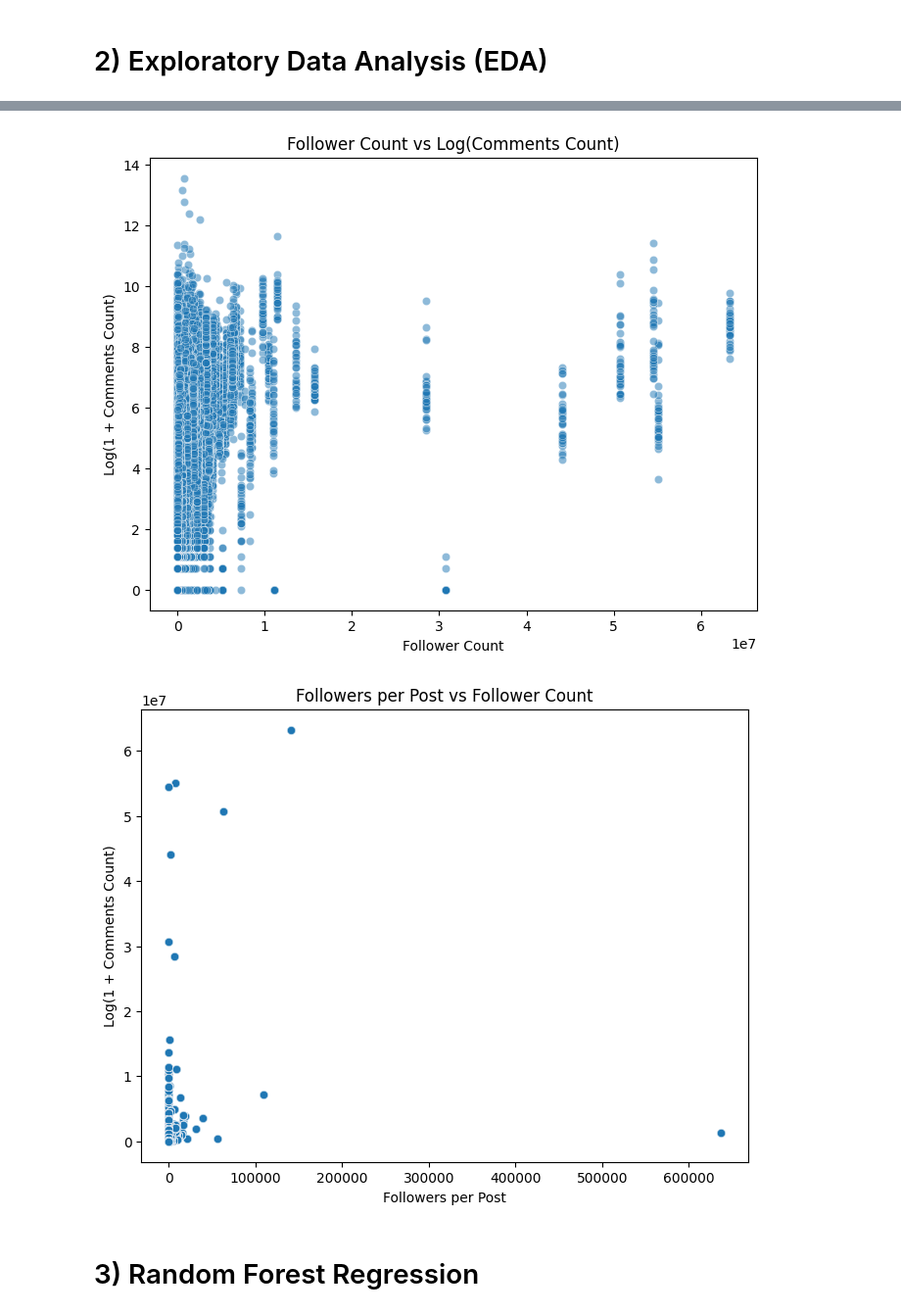
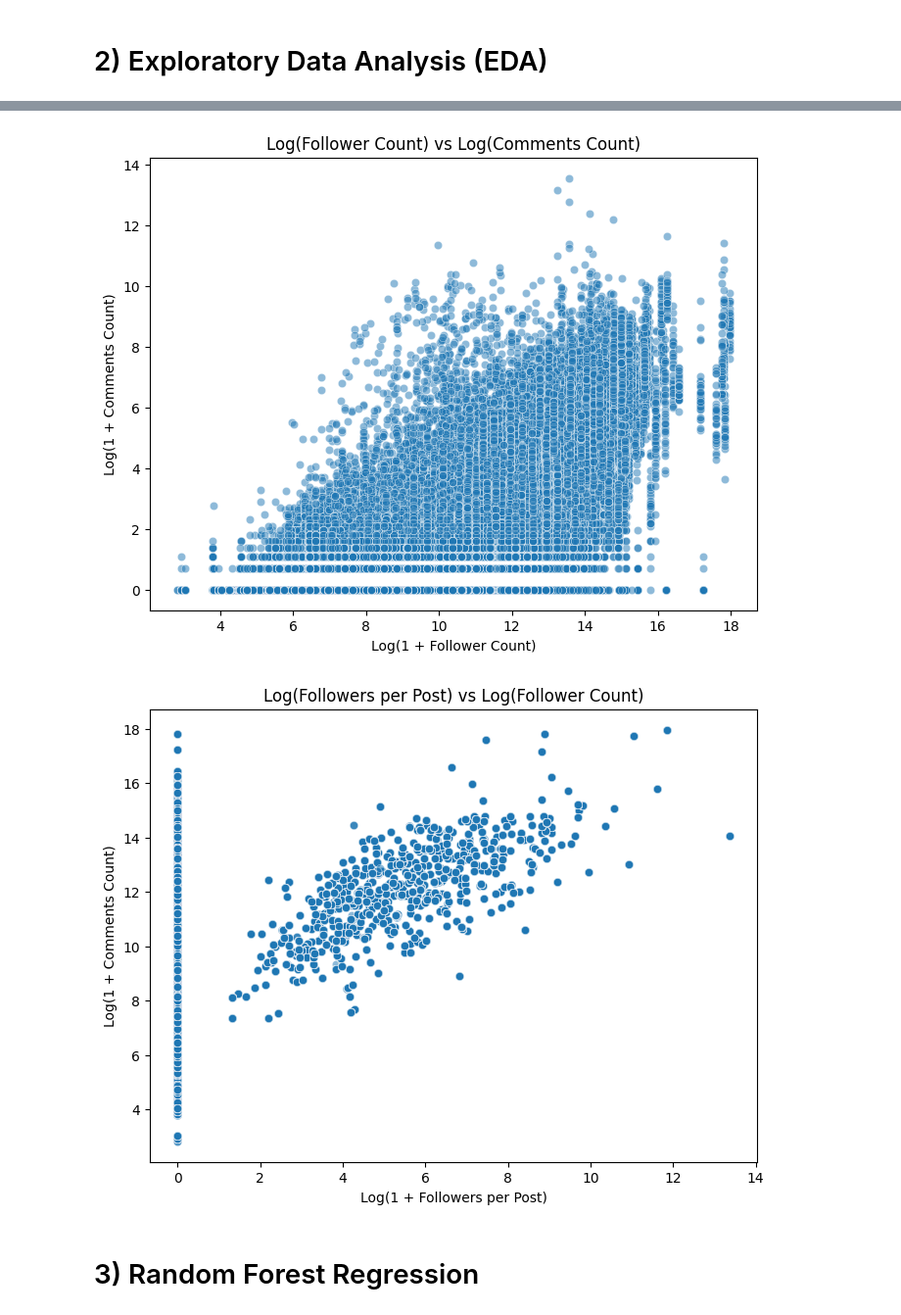
Before and after one commit to tcakmak0/CS412-ML-Project, a Jupyter notebook: regression_randomforest.ipynb, the cells around one changed output, grey strips where cells are left out. Shown: that part at 98% size. Saved outputs shown, nothing was run; the diff lists cells and outputs as text; code cells hidden in the pictures.

```diff
--- a/regression_randomforest.ipynb
+++ b/regression_randomforest.ipynb
@@ -225,21 +215,21 @@ plt.show()
 # %%
 # 5. Scatter Plots for Key Relationships
 plt.figure(figsize=(8, 6))
-sns.scatterplot(x=df_combined['follower_count'], y=df_combined['comments_count_log'], alpha=0.5)
-plt.title('Follower Count vs Log(Comments Count)')
-plt.xlabel('Follower Count')
+sns.scatterplot(x=df_combined['follower_count_log'], y=df_combined['comments_count_log'], alpha=0.5)
+plt.title('Log(Follower Count) vs Log(Comments Count)')
+plt.xlabel('Log(1 + Follower Count)')
 plt.ylabel('Log(1 + Comments Count)')
 plt.show()
 
 plt.figure(figsize=(8, 6))
-sns.scatterplot(x=df_combined['followers_per_post'], y=df_combined['follower_count'], alpha=0.5)
-plt.title('Followers per Post vs Follower Count')
-plt.xlabel('Followers per Post')
+sns.scatterplot(x=df_combined['followers_per_post_log'], y=df_combined['follower_count_log'], alpha=0.5)
+plt.title('Log(Followers per Post) vs Log(Follower Count)')
+plt.xlabel('Log(1 + Followers per Post)')
 plt.ylabel('Log(1 + Comments Count)')
 plt.show()
 # %% [output]
-[figure, old version]
+[figure, new version]
-[figure, old version]
+[figure, new version]
 # %% [markdown]
 # 3) Random Forest Regression
 # %%
```
Also changed, not shown: parts of 17 cells of this notebook.
